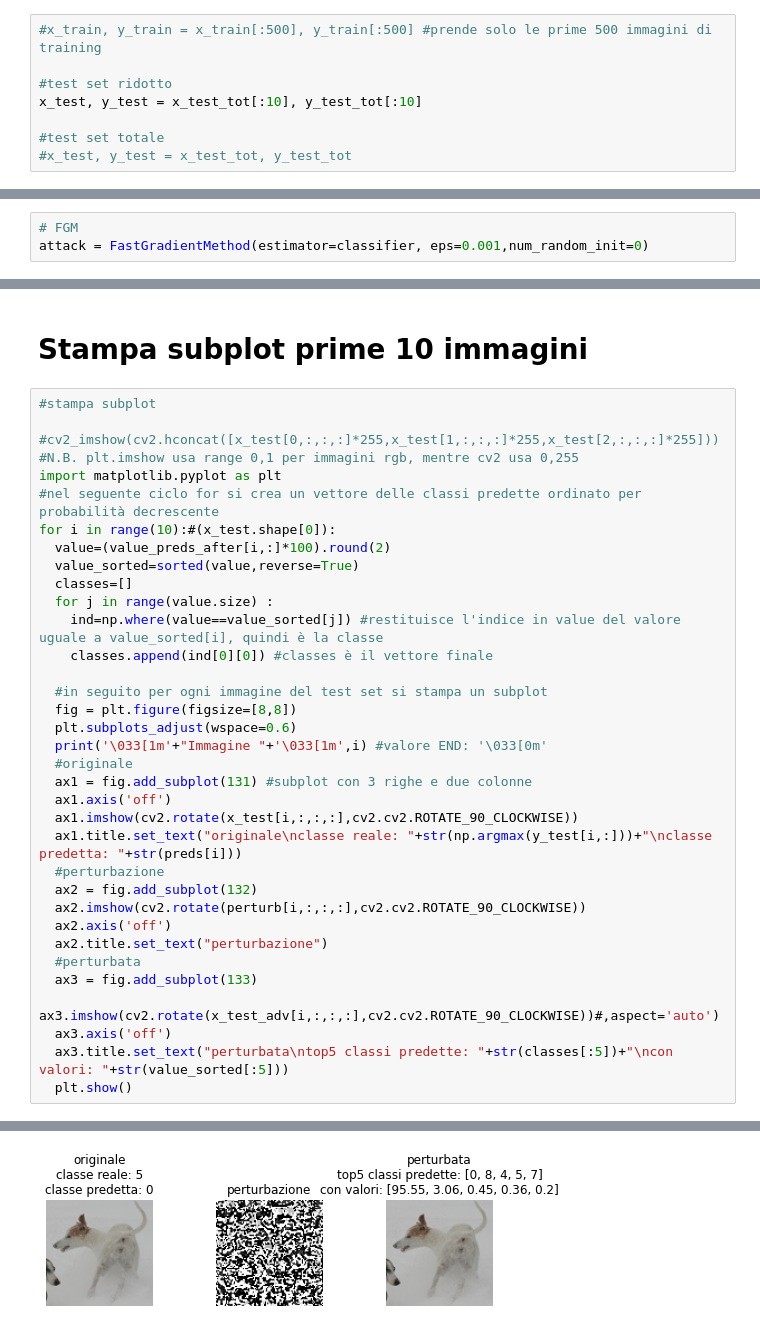
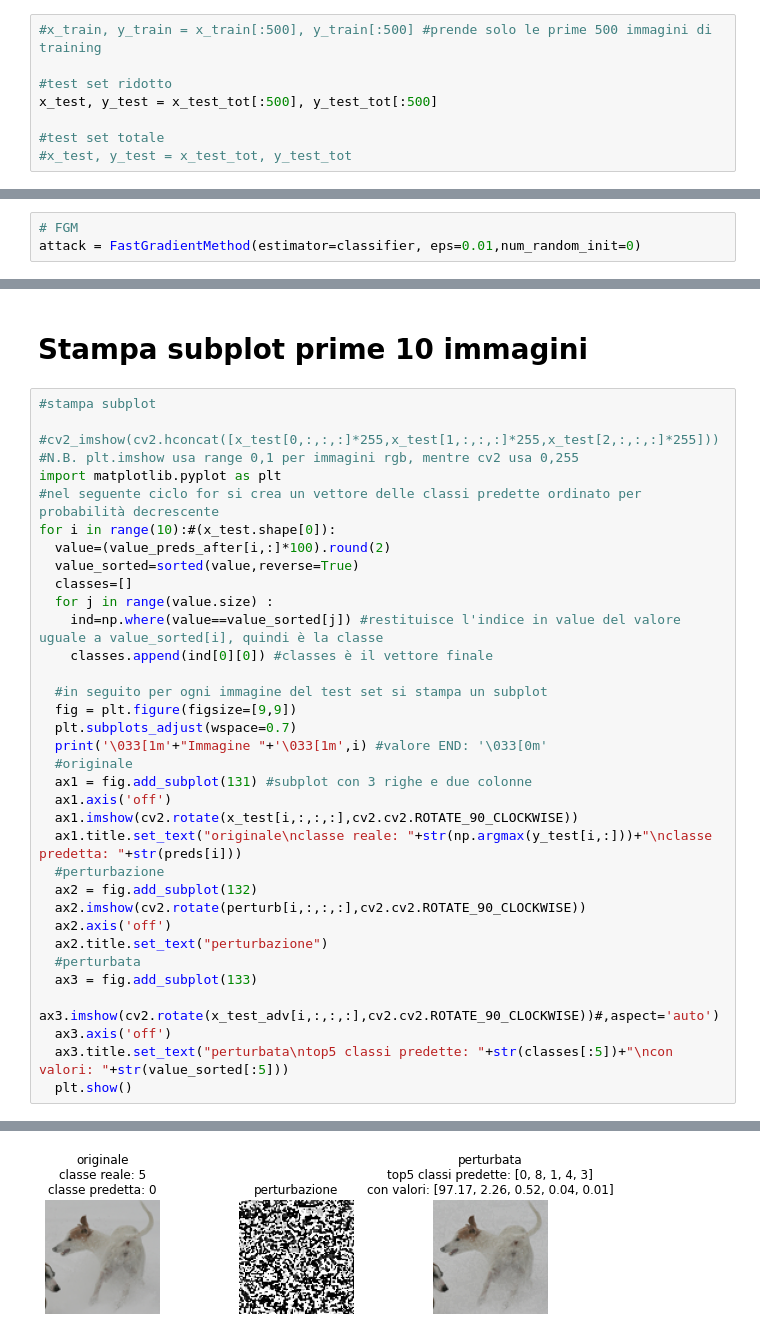
Before and after one commit to umbertogagl97/exercise, a Jupyter notebook: FGM_attack_B&W.ipynb, the cells around one changed output, grey strips where cells are left out. Cells and saved outputs as stored; diff of their text form.

```diff
--- a/FGM_attack_B&W.ipynb
+++ b/FGM_attack_B&W.ipynb
@@ -74,7 +81,7 @@ Riduzione training set
 #x_train, y_train = x_train[:500], y_train[:500] #prende solo le prime 500 immagini di training
 
 #test set ridotto
-x_test, y_test = x_test_tot[:10], y_test_tot[:10]
+x_test, y_test = x_test_tot[:500], y_test_tot[:500]
 
 #test set totale
 #x_test, y_test = x_test_tot, y_test_tot
@@ -1529,7 +1065,7 @@ class FastGradientMethod(EvasionAttack):
 Definizione attacco
 # %%
 # FGM
-attack = FastGradientMethod(estimator=classifier, eps=0.001,num_random_init=0)
+attack = FastGradientMethod(estimator=classifier, eps=0.01,num_random_init=0)
 # %% [output]
 versione modificata
 # %% [markdown]
@@ -1587,8 +1119,8 @@ for i in range(10):#(x_test.shape[0]):
     classes.append(ind[0][0]) #classes è il vettore finale
 
   #in seguito per ogni immagine del test set si stampa un subplot
-  fig = plt.figure(figsize=[8,8])
-  plt.subplots_adjust(wspace=0.6)
+  fig = plt.figure(figsize=[9,9])
+  plt.subplots_adjust(wspace=0.7)
   print('\033[1m'+"Immagine "+'\033[1m',i) #valore END: '\033[0m'
   #originale
   ax1 = fig.add_subplot(131) #subplot con 3 righe e due colonne
@@ -1614,3 +1146,3 @@ Immagine  1
 Immagine  2
-[figure, old version]
+[figure, new version]
 Immagine  3
```
Also changed, not shown: parts of 13 cells of this notebook.
